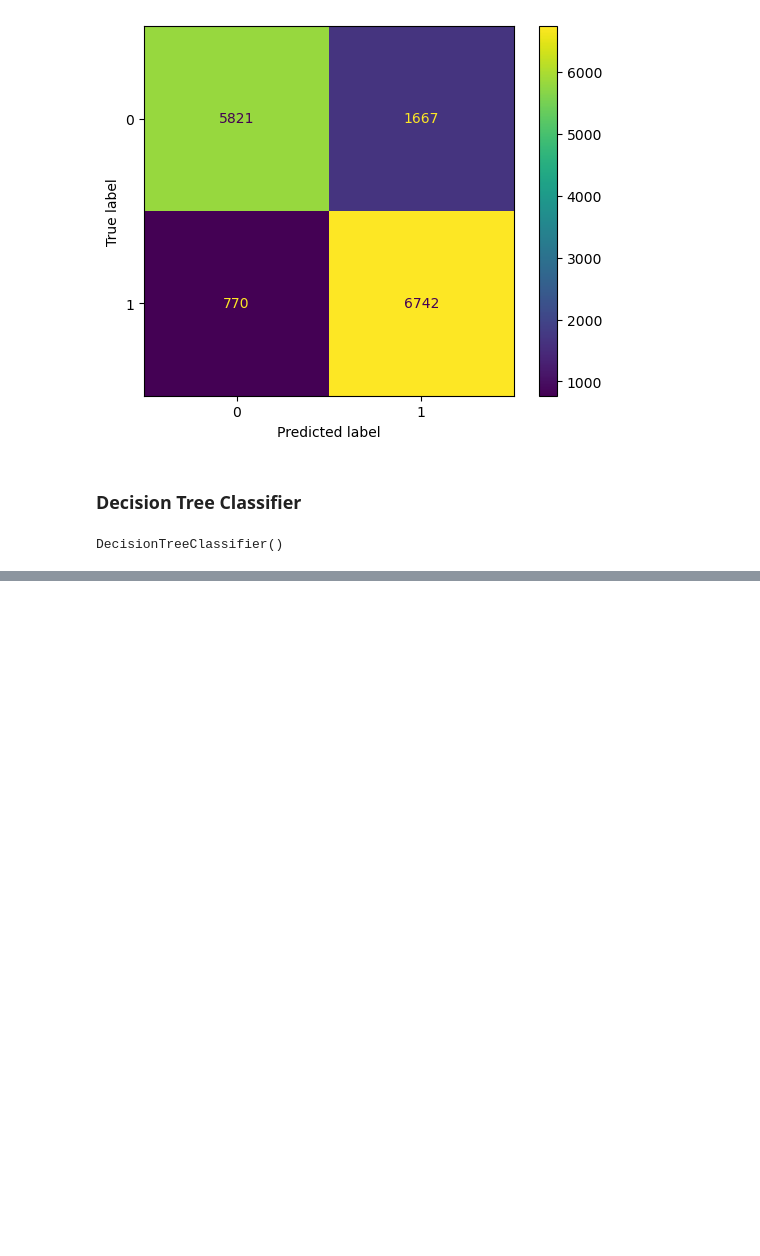
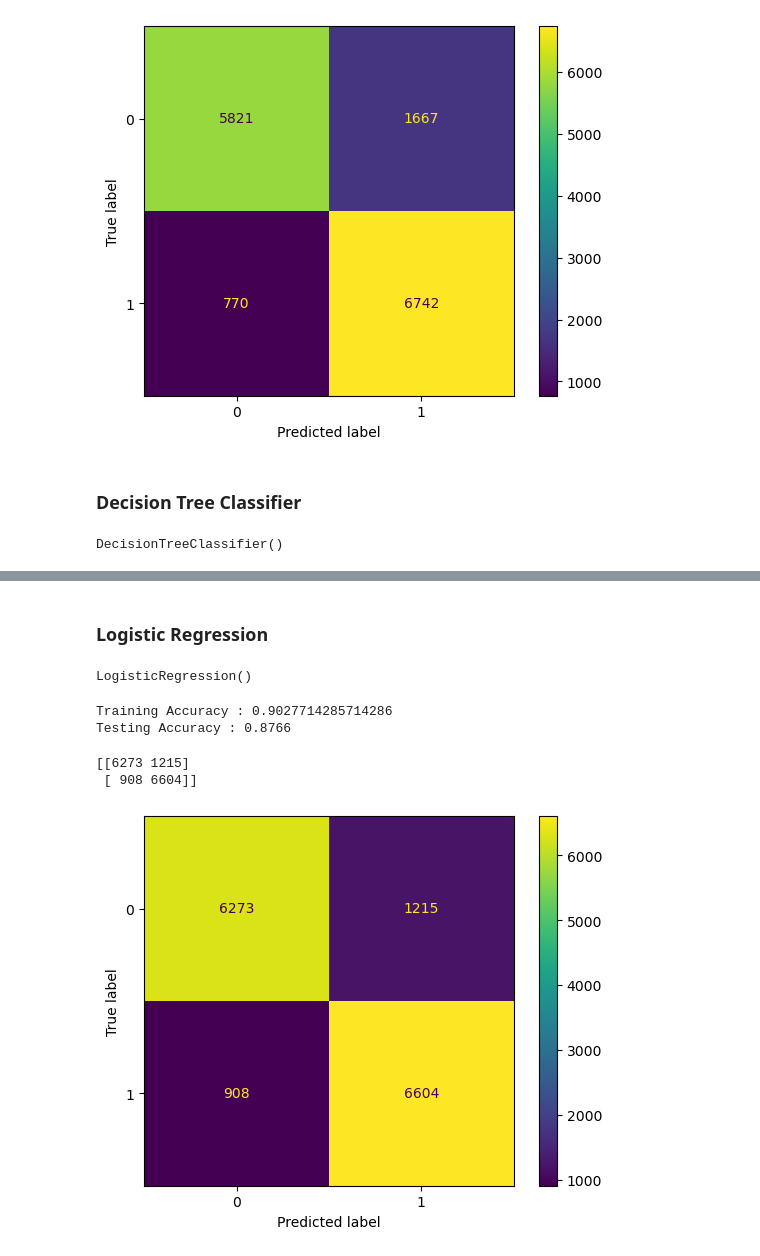
Before and after one commit to Hani-3/Sentiment_analysis, a Jupyter notebook: sentiment.ipynb, the cells around one changed output, grey strips where cells are left out. Drawn from its saved outputs; the diff is of its cells as text; code cells hidden in the pictures; blank space fills up the shorter version.

```diff
--- a/sentiment.ipynb
+++ b/sentiment.ipynb
@@ -421,0 +423,27 @@ plt.show()
+# %% [markdown]
+### Logistic Regression
+# %%
+model_lr = LogisticRegression()
+model_lr.fit(X_train_scl, y_train)
+# %% [output]
+LogisticRegression()
+# %%
+print("Training Accuracy :", model_lr.score(X_train_scl, y_train))
+print("Testing Accuracy :", model_lr.score(X_test_scl, y_test))
+# %% [output]
+Training Accuracy : 0.9027714285714286
+Testing Accuracy : 0.8766
+# %%
+y_preds = model_lr.predict(X_test)
+# %%
+cm = confusion_matrix(y_test, y_preds)
+print(cm)
+# %% [output]
+[[6273 1215]
+ [ 908 6604]]
+# %%
+cm_display = ConfusionMatrixDisplay(confusion_matrix=cm, display_labels=model_dt.classes_)
+cm_display.plot()
+plt.show()
+# %% [output]
+[figure, added]
```
Also changed, not shown: parts of 11 cells of this notebook, 2 other files.
